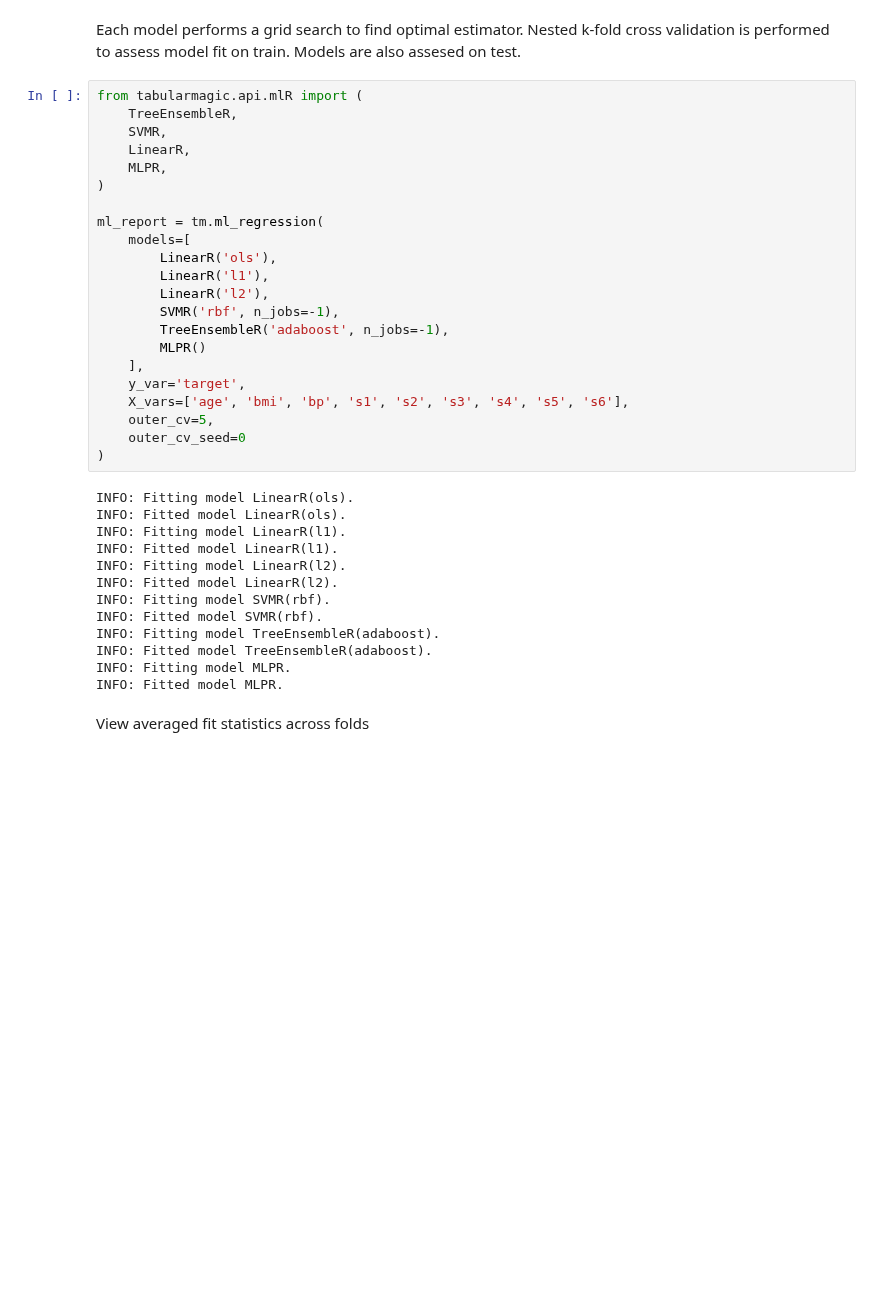
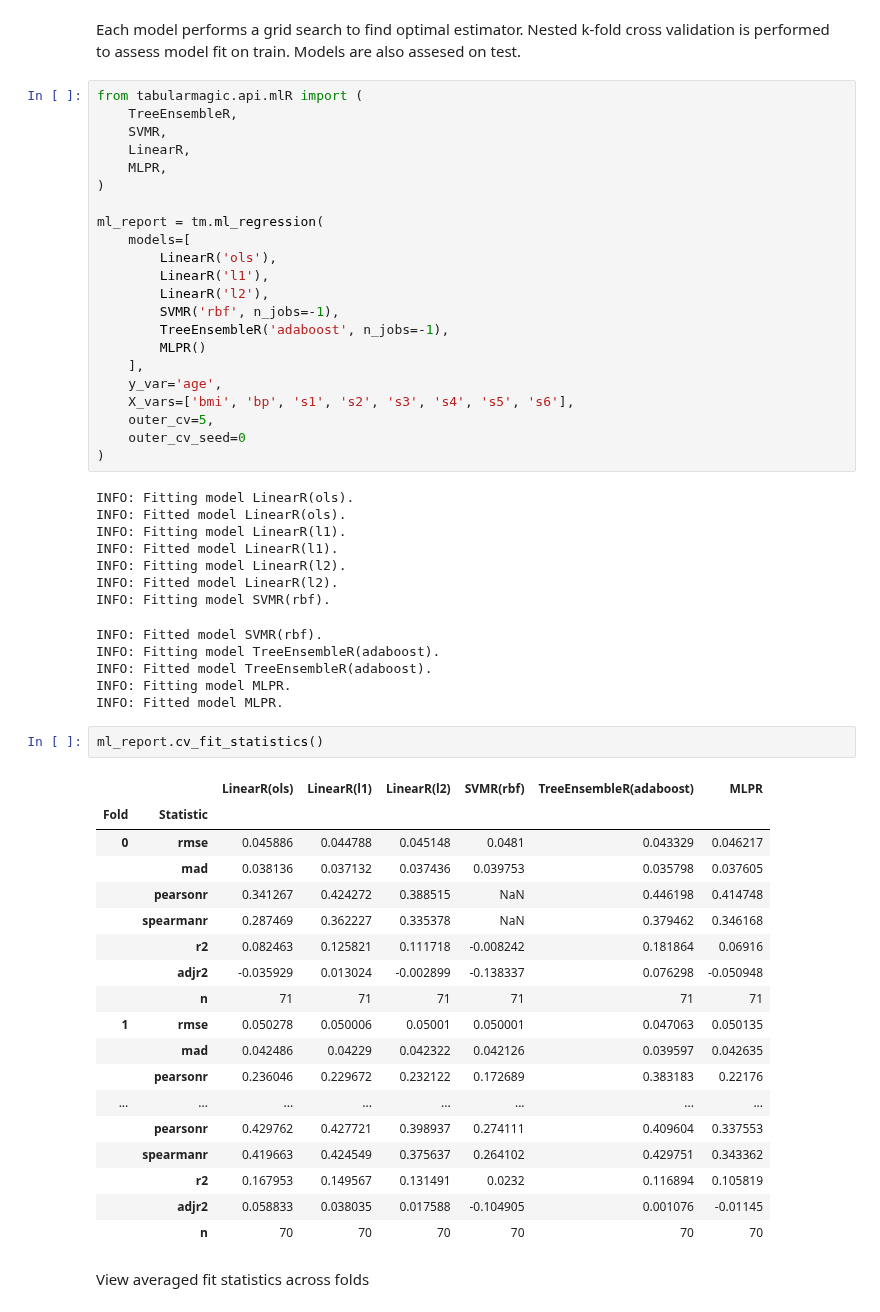
Before and after one commit to ajy25/TabularMagic, a Jupyter notebook: demo/regression/diabetes.ipynb, the cells around one changed output. Saved outputs shown, nothing was run; the diff lists cells and outputs as text; blank space fills up the shorter version.

```diff
--- a/demo/regression/diabetes.ipynb
+++ b/demo/regression/diabetes.ipynb
@@ -149,8 +150,8 @@ ml_report = tm.ml_regression(
         TreeEnsembleR('adaboost', n_jobs=-1),
         MLPR()
     ],
-    y_var='target',
-    X_vars=['age', 'bmi', 'bp', 's1', 's2', 's3', 's4', 's5', 's6'],
+    y_var='age',
+    X_vars=['bmi', 'bp', 's1', 's2', 's3', 's4', 's5', 's6'],
     outer_cv=5,
     outer_cv_seed=0
 )
@@ -162,11 +163,32 @@ INFO: Fitted model LinearR(l1).
 INFO: Fitting model LinearR(l2).
 INFO: Fitted model LinearR(l2).
 INFO: Fitting model SVMR(rbf).
-INFO: Fitted model SVMR(rbf).
-INFO: Fitting model TreeEnsembleR(adaboost).
-INFO: Fitted model TreeEnsembleR(adaboost).
-INFO: Fitting model MLPR.
-INFO: Fitted model MLPR.
+INFO: Fitted model SVMR(rbf).
+INFO: Fitting model TreeEnsembleR(adaboost).
+INFO: Fitted model TreeEnsembleR(adaboost).
+INFO: Fitting model MLPR.
+INFO: Fitted model MLPR.
+# %%
+ml_report.cv_fit_statistics()
+# %% [output]
+|  |  | LinearR(ols) | LinearR(l1) | LinearR(l2) | SVMR(rbf) | TreeEnsembleR(adaboost) | MLPR |
+| Fold | Statistic |  |  |  |  |  |  |
+| 0 | rmse | 0.045886 | 0.044788 | 0.045148 | 0.0481 | 0.043329 | 0.046217 |
+|  | mad | 0.038136 | 0.037132 | 0.037436 | 0.039753 | 0.035798 | 0.037605 |
+|  | pearsonr | 0.341267 | 0.424272 | 0.388515 | NaN | 0.446198 | 0.414748 |
+|  | spearmanr | 0.287469 | 0.362227 | 0.335378 | NaN | 0.379462 | 0.346168 |
+|  | r2 | 0.082463 | 0.125821 | 0.111718 | -0.008242 | 0.181864 | 0.06916 |
+|  | adjr2 | -0.035929 | 0.013024 | -0.002899 | -0.138337 | 0.076298 | -0.050948 |
+|  | n | 71 | 71 | 71 | 71 | 71 | 71 |
+| 1 | rmse | 0.050278 | 0.050006 | 0.05001 | 0.050001 | 0.047063 | 0.050135 |
+|  | mad | 0.042486 | 0.04229 | 0.042322 | 0.042126 | 0.039597 | 0.042635 |
+|  | pearsonr | 0.236046 | 0.229672 | 0.232122 | 0.172689 | 0.383183 | 0.22176 |
+| ... | ... | ... | ... | ... | ... | ... | ... |
+|  | pearsonr | 0.429762 | 0.427721 | 0.398937 | 0.274111 | 0.409604 | 0.337553 |
+|  | spearmanr | 0.419663 | 0.424549 | 0.375637 | 0.264102 | 0.429751 | 0.343362 |
+|  | r2 | 0.167953 | 0.149567 | 0.131491 | 0.0232 | 0.116894 | 0.105819 |
+|  | adjr2 | 0.058833 | 0.038035 | 0.017588 | -0.104905 | 0.001076 | -0.01145 |
+|  | n | 70 | 70 | 70 | 70 | 70 | 70 |
 # %% [markdown]
 View averaged fit statistics across folds
 # %%
```
Also changed, not shown: parts of 1 cell of this notebook, 10 other files.
